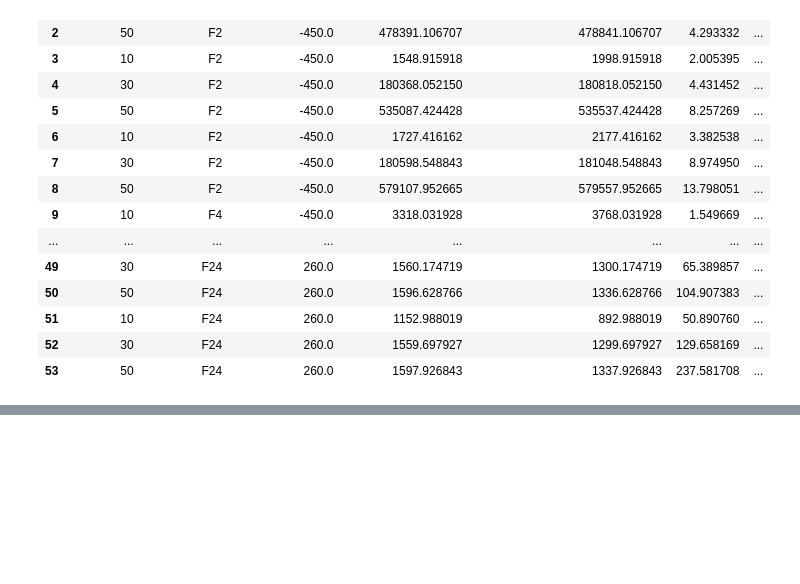
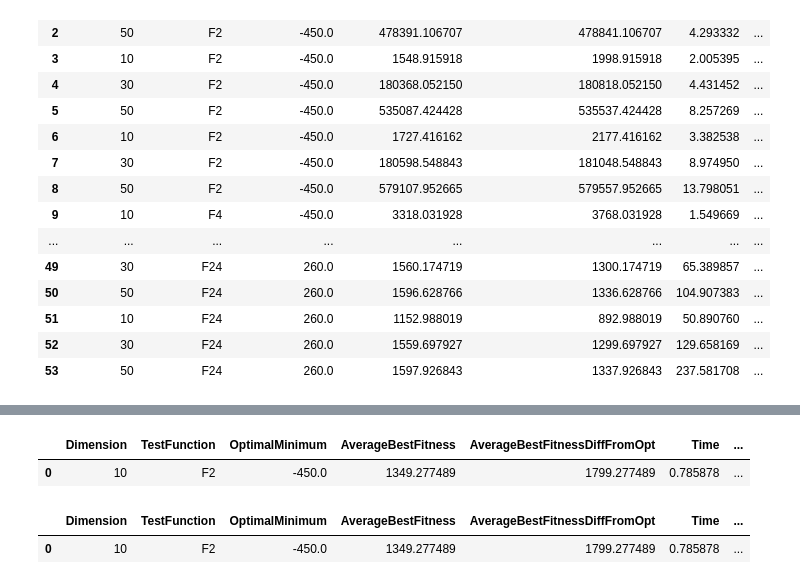
Before and after one commit to csupika/F21BC-CW2-GA-PSO, a Jupyter notebook: PSO_Notebook.ipynb, the cells around one changed output, grey strips where cells are left out. Saved outputs shown, nothing was run; the diff lists cells and outputs as text; code cells hidden in the pictures; blank space fills up the shorter version.

```diff
--- a/PSO_Notebook.ipynb
+++ b/PSO_Notebook.ipynb
@@ -276,0 +299,2 @@ Augmenting the number of iterations doesn't necessarily improve the fitness obta
+# %%
+dfPSO['BestBestFitnessDiffFromOpt'] = dfPSO['BestBestFitnessDiffFromOpt'].abs()
@@ -276,0 +310,11 @@ Augmenting the number of iterations doesn't necessarily improve the fitness obta
+# %%
+df_F2 = dfPSO.query("TestFunction == 'F2'")
+df_F2[df_F2.BestBestFitnessDiffFromOpt == df_F2.BestBestFitnessDiffFromOpt.min()]
+# %% [output]
+|  | Dimension | TestFunction | OptimalMinimum | AverageBestFitness | AverageBestFitnessDiffFromOpt | Time | ... |
+| 0 | 10 | F2 | -450.0 | 1349.277489 | 1799.277489 | 0.785878 | ... |
+# %%
+df_F2[df_F2.AverageBestFitnessDiffFromOpt == df_F2.AverageBestFitnessDiffFromOpt.min()]
+# %% [output]
+|  | Dimension | TestFunction | OptimalMinimum | AverageBestFitness | AverageBestFitnessDiffFromOpt | Time | ... |
+| 0 | 10 | F2 | -450.0 | 1349.277489 | 1799.277489 | 0.785878 | ... |
```
Also changed, not shown: parts of 23 cells of this notebook.
